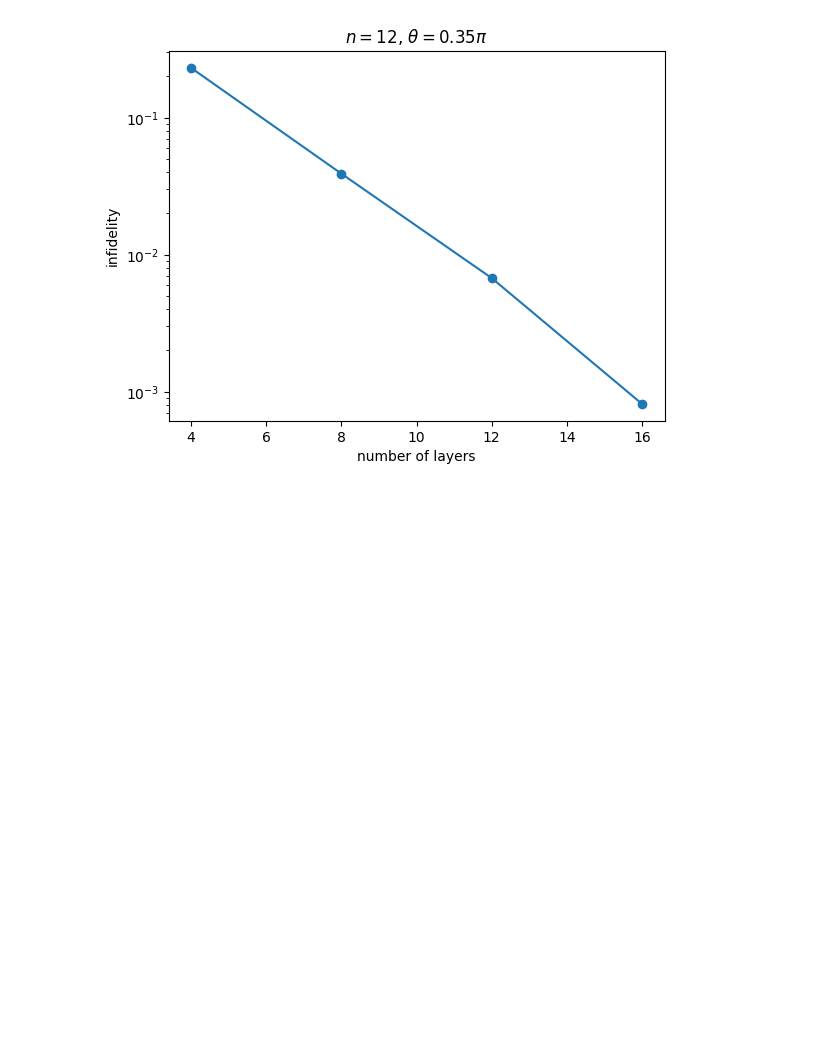
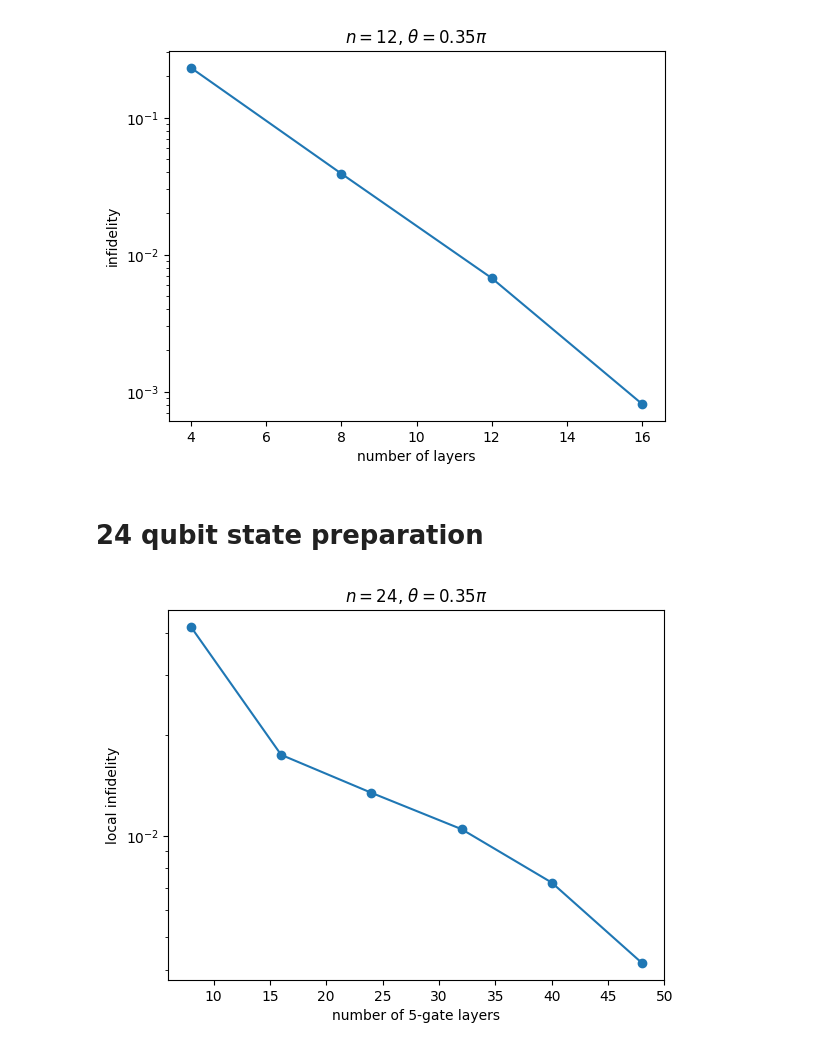
Before and after one commit to alam-faisal/csl, a Jupyter notebook: jobs/plots.ipynb, the cells around one changed output. Drawn from its saved outputs; the diff is of its cells as text; code cells hidden in the pictures; blank space fills up the shorter version.

```diff
--- a/jobs/plots.ipynb
+++ b/jobs/plots.ipynb
@@ -13,3 +15,5 @@ plt.title(r'$n=12$, $\theta=0.35\pi$')
 # %% [output]
 Text(0.5, 1.0, '$n=12$, $\\theta=0.35\\pi$')
 [figure]
+# %% [markdown]
+# 24 qubit state preparation
@@ -15,0 +28,28 @@ Text(0.5, 1.0, '$n=12$, $\\theta=0.35\\pi$')
+# %%
+row_layout = [{'num_cells': 3, 'shift': 0.0},
+              {'num_cells': 4, 'shift': -0.5},
+              {'num_cells': 3, 'shift': 0.0},
+              {'num_cells': 2, 'shift': 0.5}]
+sp = [0,1,6,7,9,11,30,32,34,35,19,20]
+ham = interp_ham(row_layout, sp, 0.35 * np.pi)
+
+with open("gs24.pickle", "rb") as f:
+    gs = pickle.load(f)
+
+ge = (gs.conj().T @ ham_action(ham.grouped_terms(), gs)).real
+# %%
+depths = [8, 16, 24, 32, 40, 48, 56]
+local_infidelities = []
+circs = []
+
+for depth in depths:
+    with open(f"sp24_{depth}.pickle", "rb") as f:
+        cost_data, circ = pickle.load(f)
+
+        sq_infidelity = cost_data[-1]
+        fidelity = (1-sq_infidelity)**2
+        local_fidelity = fidelity**(1/24)
+        local_infidelity = 1-local_fidelity
+
+        local_infidelities.append(local_infidelity)
+        circs.append(circ)
@@ -15,0 +65,9 @@ Text(0.5, 1.0, '$n=12$, $\\theta=0.35\\pi$')
+# %%
+plt.plot(depths[:-1], local_infidelities[:-1], '-o', label='cost')
+plt.xlabel("number of 5-gate layers")
+plt.ylabel("local infidelity")
+plt.yscale('log')
+plt.title(r'$n=24$, $\theta=0.35\pi$')
+plt.savefig("plot2.pdf", bbox_inches='tight')
+# %% [output]
+[figure, added]
```
Also changed, not shown: parts of 17 cells of this notebook, 18 other files.
